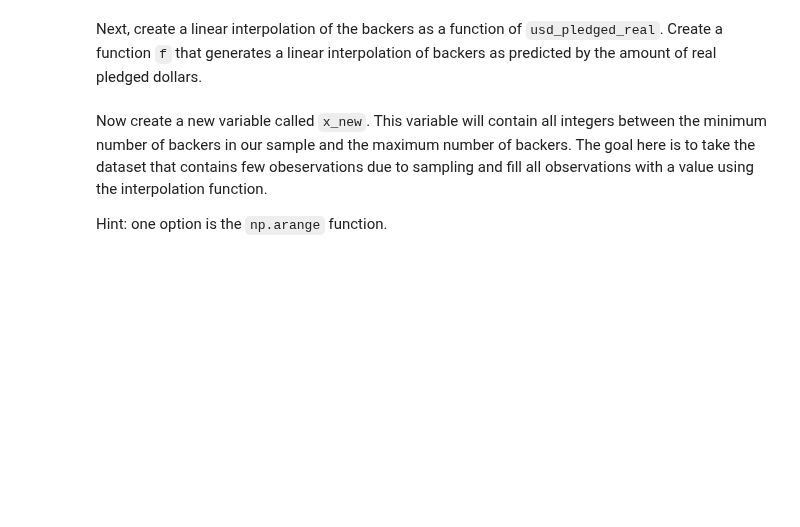
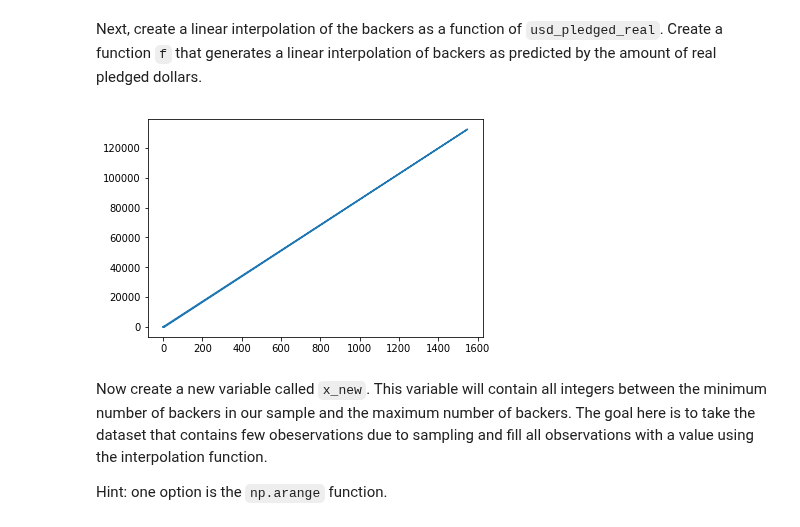
Before and after one commit to davidlafuentem/data-labs, a Jupyter notebook: module-2/lab-intro-to-scipy/your-code/main.ipynb, the cells around one changed output. Saved outputs shown, nothing was run; the diff lists cells and outputs as text; code cells hidden in the pictures; blank space fills up the shorter version.

Commit message:
pelenado con la interpolacion

```diff
--- a/module-2/lab-intro-to-scipy/your-code/main.ipynb
+++ b/module-2/lab-intro-to-scipy/your-code/main.ipynb
@@ -64,0 +63,6 @@ Let's perform Fisher's exact test on our KickStarter data. We intend to test the
+# %%
+# Your code here:
+import scipy.stats as stats
+
+kickstarter['goal_met'] = np.where(kickstarter['usd_pledged_real'] > kickstarter['usd_goal_real'], 1, 0)
+kickstarter.head(5)
@@ -68,0 +78,4 @@ Next, create a column that checks whether the currency of the project is in US D
+# %%
+# Your code here:
+kickstarter['usd'] = np.where(kickstarter.currency == "USD", 1, 0)
+kickstarter.head(5)
@@ -123,0 +125,6 @@ plt.plot(xnew)
+# %%
+# Your code here:
+from scipy import interpolate
+
+kickstarter_sample = kickstarter.sample(n=10) #choose 10 values from de column
+kickstarter_sample.head(10)
@@ -128,3 +145,19 @@ Next, create a linear interpolation of the backers as a function of `usd_pledged
+# %%
+# Your code here:
+from scipy.interpolate import interp1d
+
+x = kickstarter_sample.backers
+y = kickstarter_sample.usd_pledged_real
+f = interpolate.interp1d(x, y)
+"""
+xnew = np.arange(0, len(y), )
+ynew = f(xnew)   # use interpolation function returned by `interp1d`
+"""
+
+plt.plot(x,y)
+plt.show()
+# %% [output]
+[figure, added]
 # %% [markdown]
 Now create a new variable called `x_new`. This variable will contain all integers between the minimum number of backers in our sample and the maximum number of backers. The goal here is to take the dataset that contains few obeservations due to sampling and fill all observations with a value using the interpolation function.
 
```
Also changed, not shown: parts of 14 cells of this notebook.
